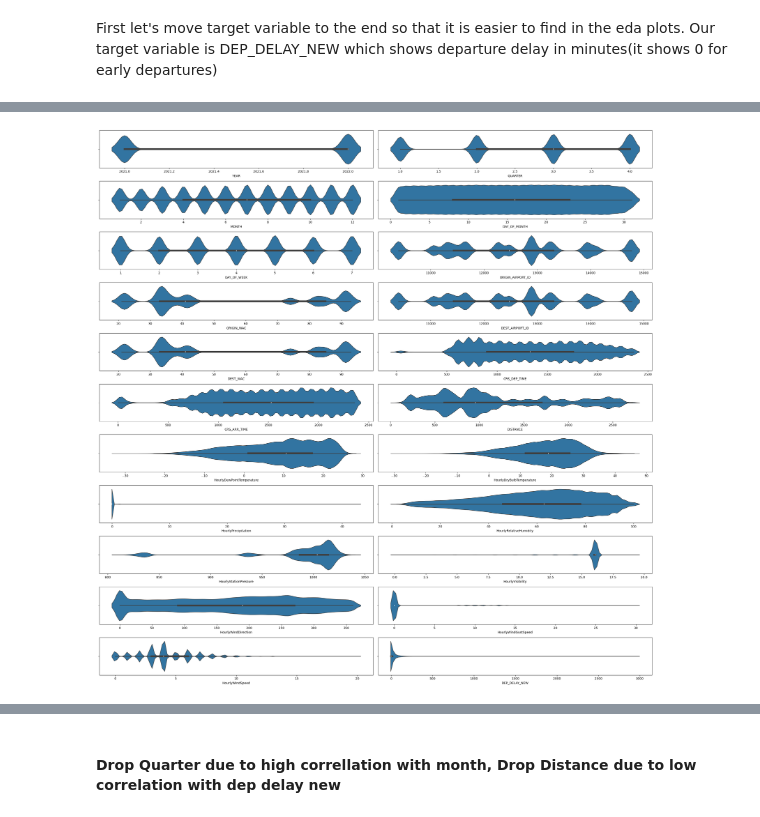
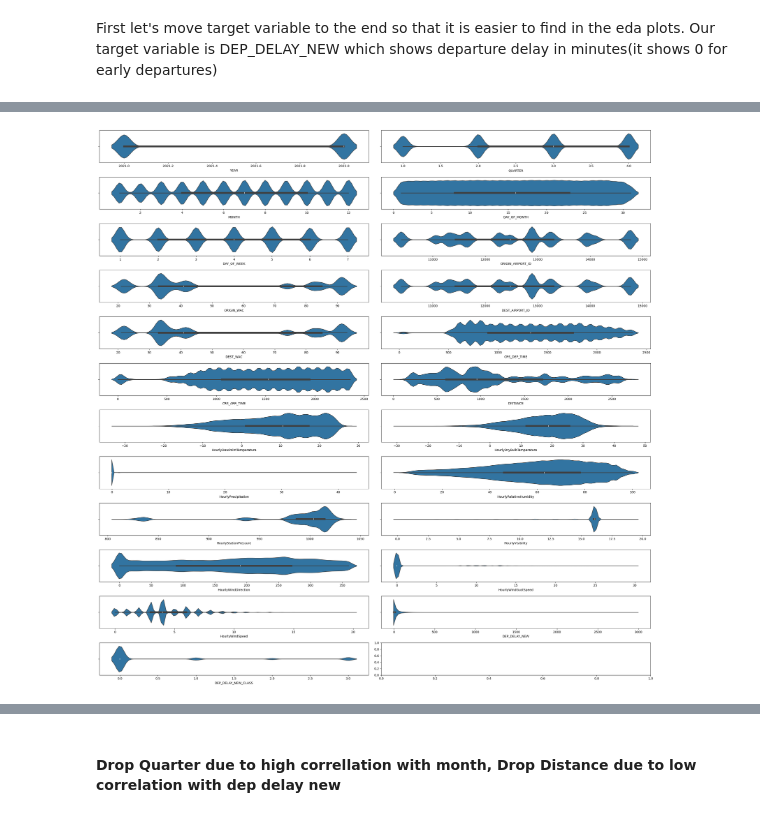
Before and after one commit to rezaqorbani/flight-delay-predictor, a Jupyter notebook: feature_engineering/EDA_and_processing.ipynb, the cells around one changed output, grey strips where cells are left out. Drawn from its saved outputs; the diff is of its cells as text; code cells hidden in the pictures.

```diff
--- a/feature_engineering/EDA_and_processing.ipynb
+++ b/feature_engineering/EDA_and_processing.ipynb
@@ -101,0 +104,10 @@ data_numeric = pd.concat([df_without_column, target_variable_column], axis=1)
+# %%
+# Define the bin edges
+bins = [-1, 15, 30, 45, float('inf')]  # Including -1 to capture 0 as a separate bin
+
+# Define the labels for the bins
+labels = [0, 1, 2, 3]
+
+# Create a new column 'delay_class' with the corresponding labels for the bins
+data_numeric['DEP_DELAY_NEW_CLASS'] = pd.cut(data_numeric['DEP_DELAY_NEW'], bins=bins, labels=labels, right=False)
+data_numeric['DEP_DELAY_NEW_CLASS'] = data_numeric['DEP_DELAY_NEW_CLASS'].astype('int64')
@@ -123,15 +155,15 @@ array([[<Axes: title={'center': 'YEAR'}>,
 # %%
 # violin plots using seaborn for the range of values for each feature in seperate plots
-fig, axes = plt.subplots(11, 2, figsize=(25, 25))
+fig, axes = plt.subplots(12, 2, figsize=(25, 25))
 
 axes = axes.flatten()
 for i, col in enumerate(data_numeric.columns):
     sns.violinplot(x=col, data=data_numeric, ax=axes[i])
 
 plt.tight_layout()
 plt.show()
 # %% [output]
-[figure, old version]
+[figure, new version]
 # %%
 correlation = data_numeric.corr()
 sns.heatmap(correlation, annot=True, cmap='BrBG').figure.set_size_inches(25, 25)
```
Also changed, not shown: parts of 8 cells of this notebook, 1 other file.
